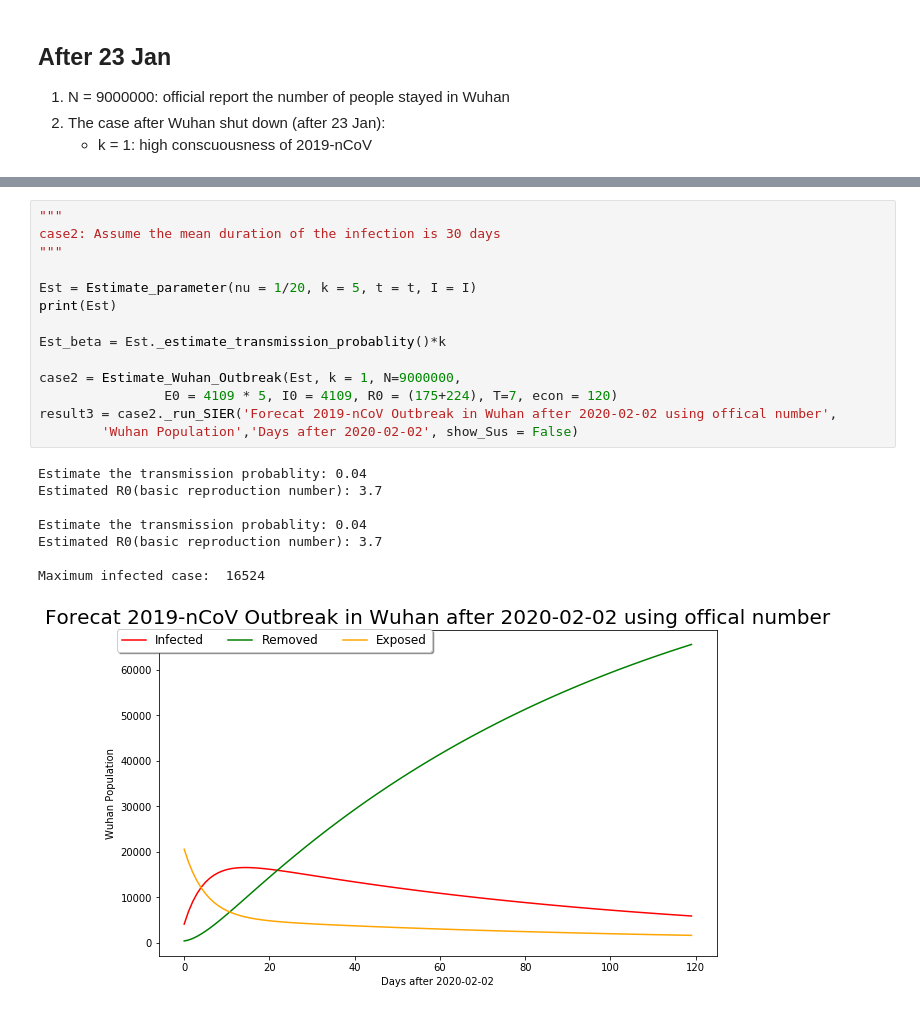
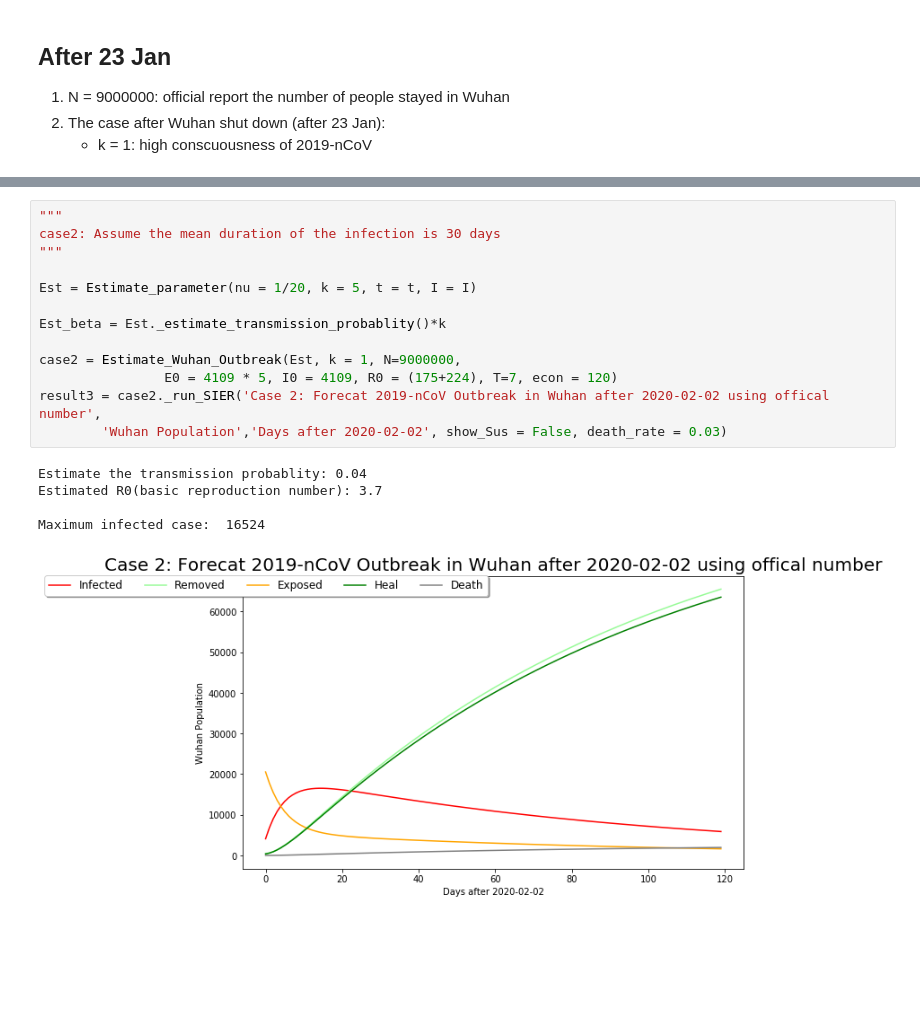
Before and after one commit to YiranJing/Coronavirus-Epidemic-COVID-19, a Jupyter notebook: Model 2/Forecast_Outbreak_Wuhan.ipynb, the cells around one changed output, grey strips where cells are left out. Drawn from its saved outputs; the diff is of its cells as text; blank space fills up the shorter version.

```diff
--- a/Model 2/Forecast_Outbreak_Wuhan.ipynb
+++ b/Model 2/Forecast_Outbreak_Wuhan.ipynb
@@ -163,23 +165,19 @@ Maximum infected case:  22187
 # %%
 """
 case2: Assume the mean duration of the infection is 30 days
 """
 
 Est = Estimate_parameter(nu = 1/20, k = 5, t = t, I = I)
-print(Est)
 
 Est_beta = Est._estimate_transmission_probablity()*k
 
 case2 = Estimate_Wuhan_Outbreak(Est, k = 1, N=9000000,
                 E0 = 4109 * 5, I0 = 4109, R0 = (175+224), T=7, econ = 120)
-result3 = case2._run_SIER('Forecat 2019-nCoV Outbreak in Wuhan after 2020-02-02 using offical number',
-        'Wuhan Population','Days after 2020-02-02', show_Sus = False)
+result3 = case2._run_SIER('Case 2: Forecat 2019-nCoV Outbreak in Wuhan after 2020-02-02 using offical number',
+        'Wuhan Population','Days after 2020-02-02', show_Sus = False, death_rate = 0.03)
 # %% [output]
-Estimate the transmission probablity: 0.04
-Estimated R0(basic reproduction number): 3.7
-
 Estimate the transmission probablity: 0.04
 Estimated R0(basic reproduction number): 3.7
 
 Maximum infected case:  16524
-[figure, old version]
+[figure, new version]
```
Also changed, not shown: parts of 10 cells of this notebook, 13 other files.
